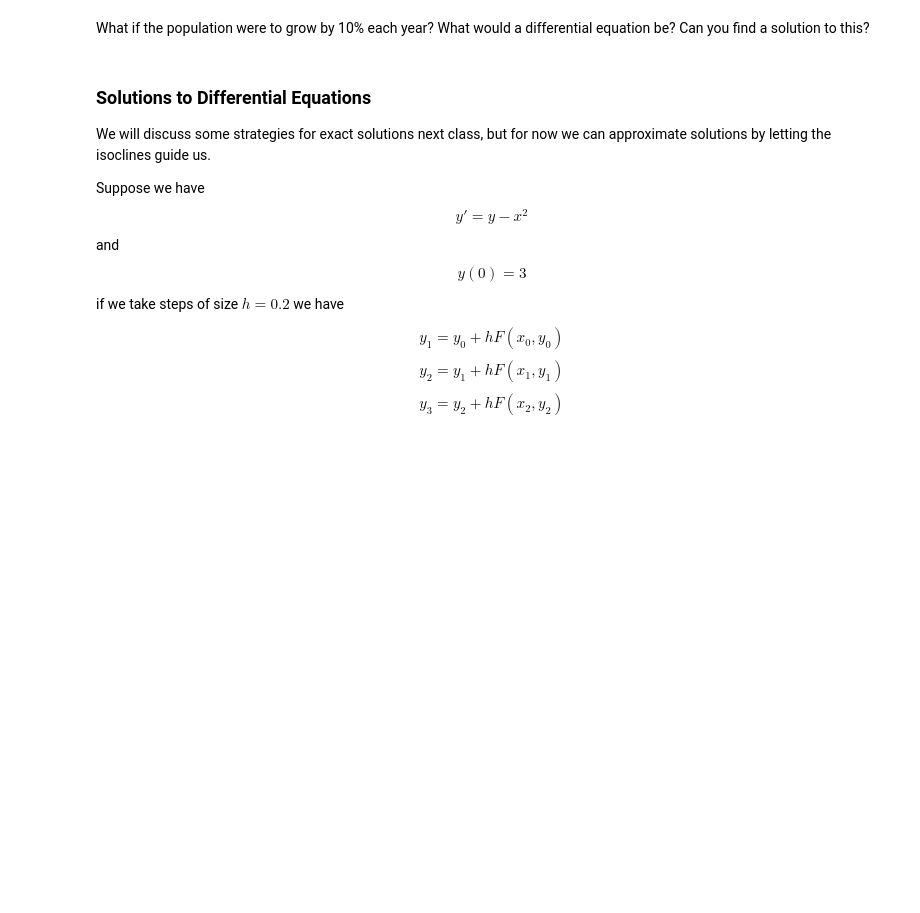
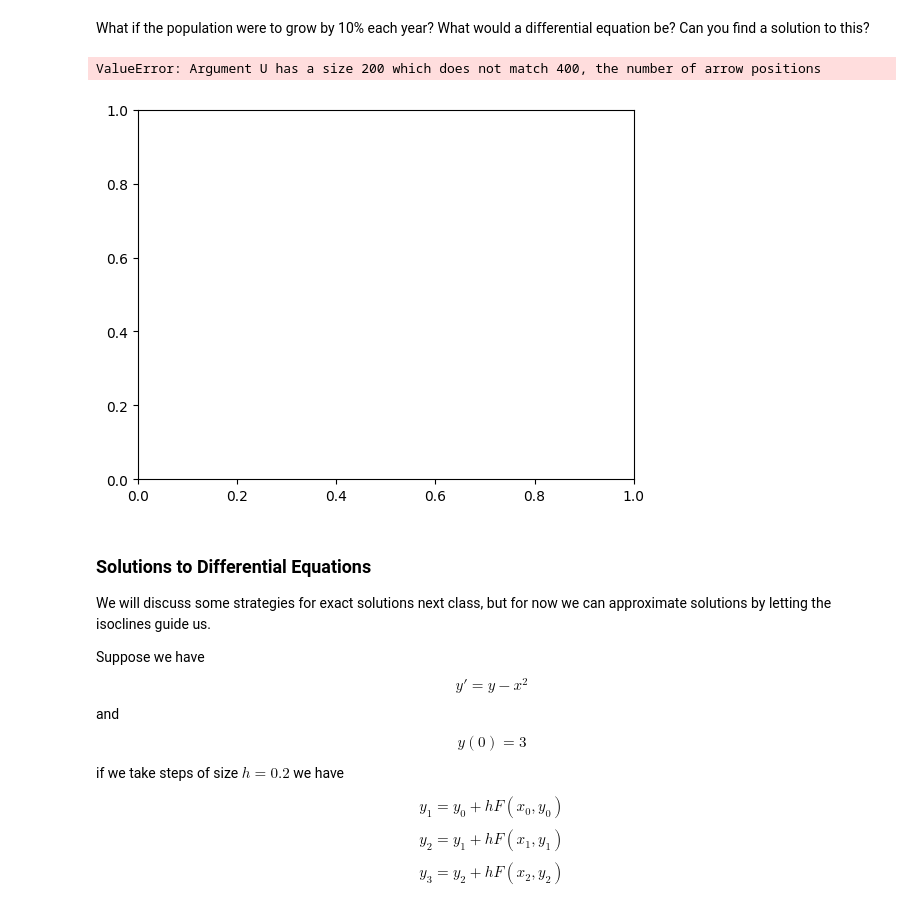
Before and after one commit to josepeon/calculus_parsons, a Jupyter notebook: intro_differential_equations.ipynb, the cells around one changed output. Saved outputs shown, nothing was run; the diff lists cells and outputs as text; code cells hidden in the pictures; blank space fills up the shorter version.

```diff
--- a/intro_differential_equations.ipynb
+++ b/intro_differential_equations.ipynb
@@ -177,6 +189,16 @@ Suppose we have a constant growth in a population.  What would this look like as
 Draw a slope field for the model.
 # %% [markdown]
 What if the population were to grow by 10% each year?  What would a differential equation be?  Can you find a solution to this?
+# %%
+x = np.arange(0,20,1)
+y = np.arange(0,20,1)
+dy = .1*X
+dx = np.ones(dy.shape)
+X, Y = np.meshgrid(x, y)
+plt.quiver(X, Y, dy, dx)
+# %% [output]
+ValueError: Argument U has a size 200 which does not match 400, the number of arrow positions
+[figure, added]
 # %% [markdown]
 ### Solutions to Differential Equations
 
```
Also changed, not shown: parts of 14 cells of this notebook.
